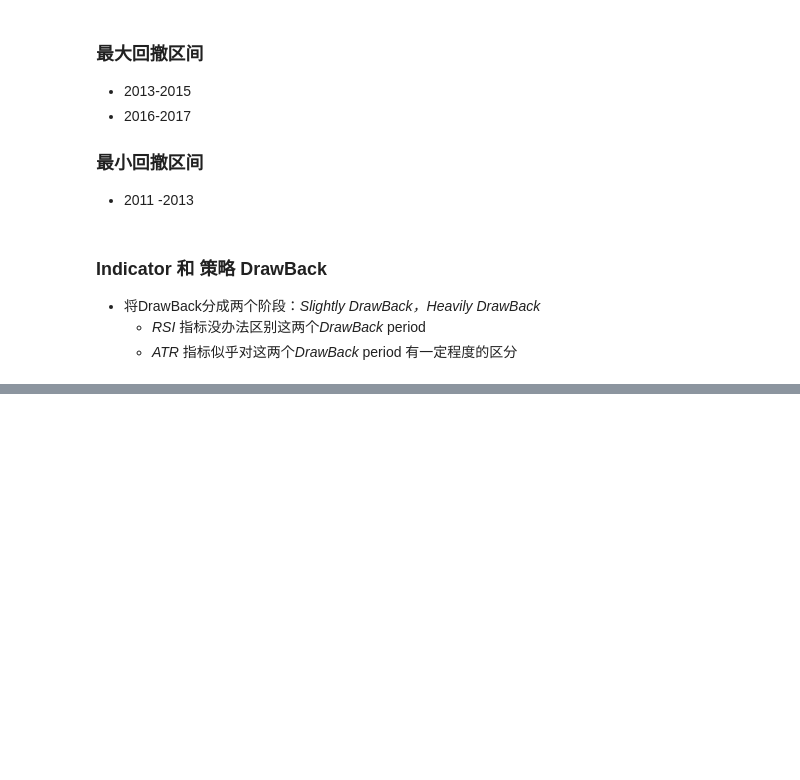
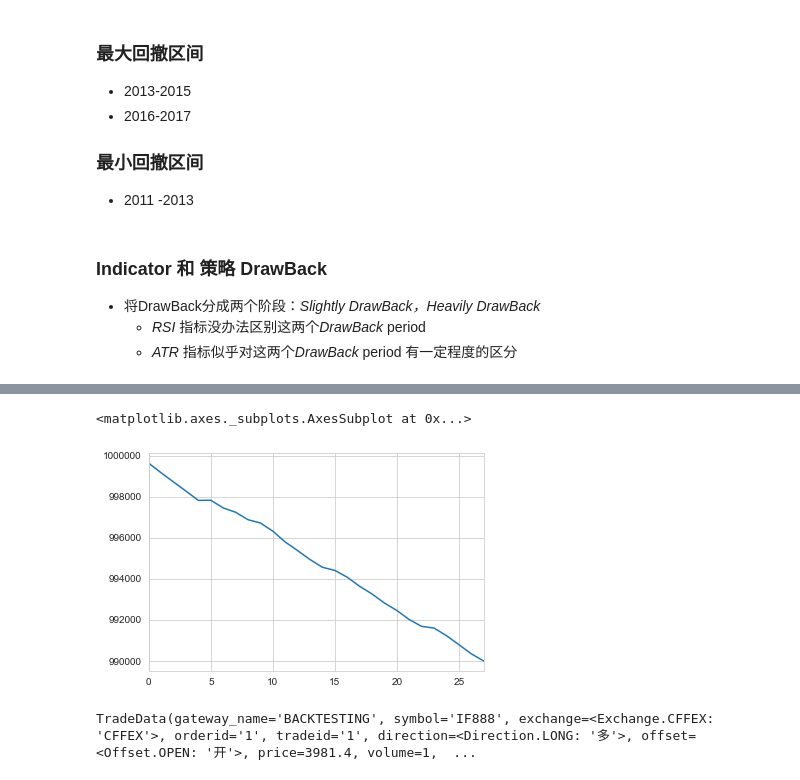
Before and after one commit to Yiran13/CTA-, a Jupyter notebook: Double Rsi 策略性能提升.ipynb, the cells around one changed output, grey strips where cells are left out. Saved outputs shown, nothing was run; the diff lists cells and outputs as text; code cells hidden in the pictures; blank space fills up the shorter version.

```diff
--- a/Double Rsi 策略性能提升.ipynb
+++ b/Double Rsi 策略性能提升.ipynb
@@ -270,0 +290,4 @@ summary_dict = engine.calculate_statistics()
+# %%
+trade_df_with_fee = generate_trade_df(engine.trades,size=300, rate=5/10000, slippage=0.6,capital=100_00_00)
+threshold_return = 0
+model_accuracy_with_fee = np.sum(trade_df_with_fee['net_pnl']>threshold_return)/trade_df_with_fee['net_pnl'].shape[0]
@@ -270,0 +302,9 @@ summary_dict = engine.calculate_statistics()
+# %%
+trade_df_with_fee['balance'].plot()
+# %% [output]
+<matplotlib.axes._subplots.AxesSubplot at 0x...>
+[figure, added]
+# %%
+engine.trades['BACKTESTING.1']
+# %% [output]
+TradeData(gateway_name='BACKTESTING', symbol='IF888', exchange=<Exchange.CFFEX: 'CFFEX'>, orderid='1', tradeid='1', direction=<Direction.LONG: '多'>, offset=<Offset.OPEN: '开'>, price=3981.4, volume=1,  ...
```
Also changed, not shown: parts of 42 cells of this notebook, 11 other files.
